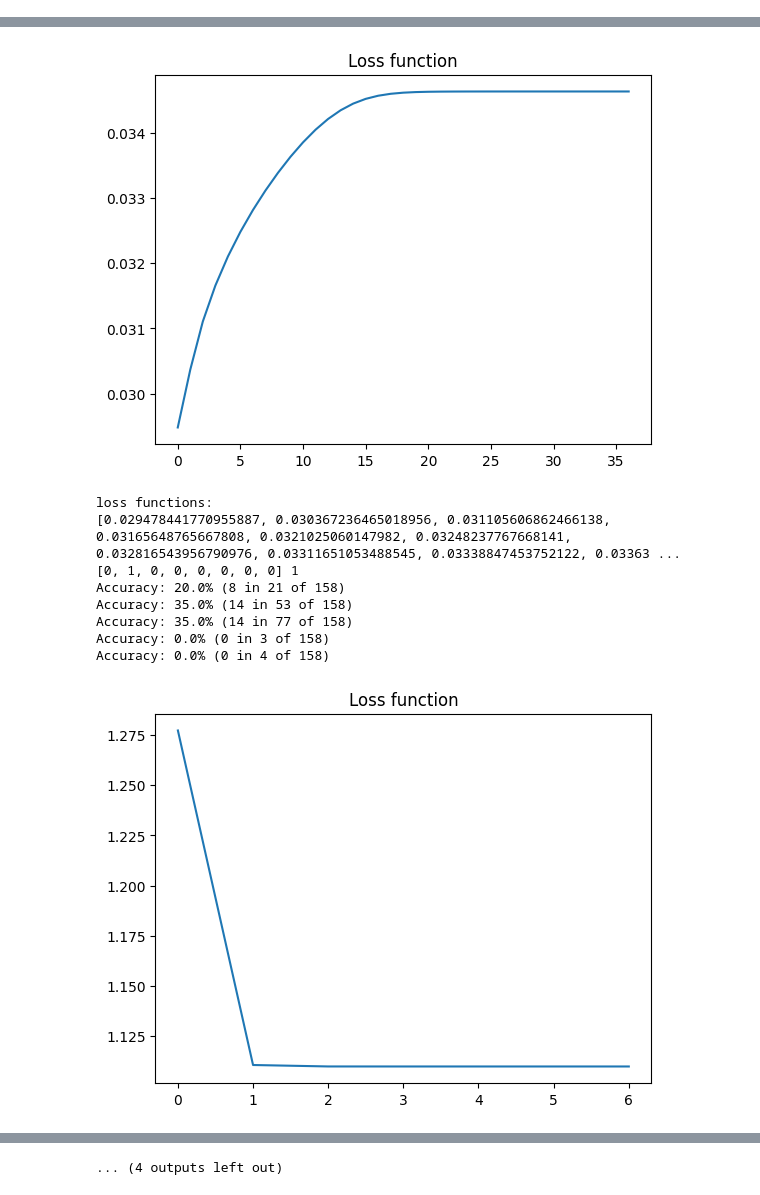
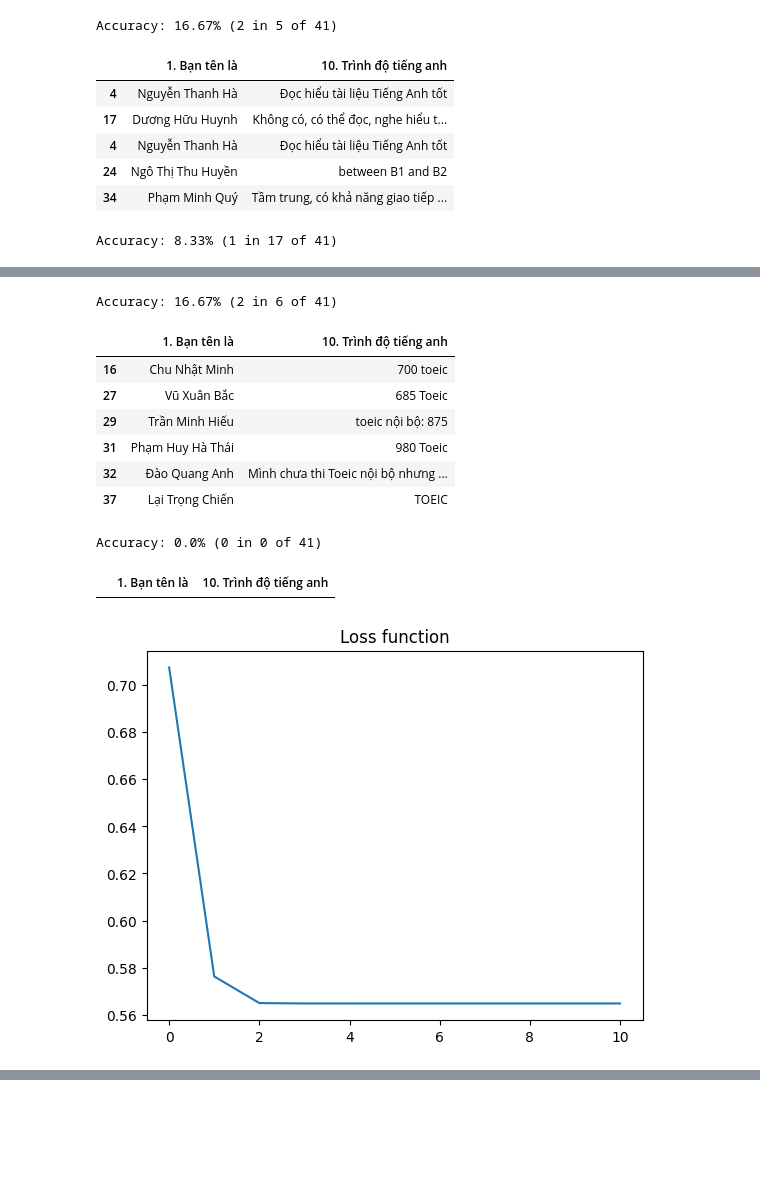
Before and after one commit to hoangtc125/algo-clustering-service, a Jupyter notebook: notebook/text_loading.ipynb, the cells around one changed output, grey strips where cells are left out. Drawn from its saved outputs; the diff is of its cells as text; code cells hidden in the pictures; blank space fills up the shorter version.

```diff
--- a/notebook/text_loading.ipynb
+++ b/notebook/text_loading.ipynb
@@ -49,15 +44,15 @@ fields_chosen = {
     # # sample data
     # 2: (loader.feature_engineering, 1),
 
-    # egg data
-    3: (loader.multilabel_binarizing, 1),
-    4: (loader.multilabel_binarizing, 1),
-    5: (loader.feature_engineering, 1),
-    6: (loader.feature_engineering, 1),
-    7: (loader.multilabel_binarizing, 1),
-    8: (loader.multilabel_binarizing, 1),
-    9: (loader.multilabel_binarizing, 1),
-    10: (loader.feature_engineering, 1),
+    # # egg data
+    # 3: (loader.multilabel_binarizing, 1),
+    # 4: (loader.multilabel_binarizing, 1),
+    # 5: (loader.feature_engineering, 1),
+    # 6: (loader.feature_engineering, 1),
+    # 7: (loader.multilabel_binarizing, 1),
+    # 8: (loader.multilabel_binarizing, 1),
+    # 9: (loader.multilabel_binarizing, 1),
+    # 10: (loader.feature_engineering, 1),
 
     # # nha data BCM
     # 40: (loader.feature_engineering, 1),
@@ -110,18 +105,18 @@ fields_chosen = {
     # 37: (loader.feature_engineering, 1),
     # 38: (loader.feature_engineering, 1),
 
-    # # sinno data chuyen mon
-    # 10: (loader.feature_engineering, 1),
-    # 13: (loader.feature_engineering, 1),
-    # 14: (loader.feature_engineering, 1),
-    # 15: (loader.feature_engineering, 1),
-    # 16: (loader.feature_engineering, 1),
-    # 17: (loader.feature_engineering, 1),
-    # 34: (loader.multilabel_binarizing, 1),
-    # 35: (loader.feature_engineering, 1),
-    # 36: (loader.feature_engineering, 1),
-    # 37: (loader.feature_engineering, 1),
-    # 38: (loader.feature_engineering, 1),
+    # sinno data chuyen mon
+    10: (loader.feature_engineering, 1),
+    13: (loader.feature_engineering, 1),
+    14: (loader.feature_engineering, 1),
+    15: (loader.feature_engineering, 1),
+    16: (loader.feature_engineering, 1),
+    17: (loader.feature_engineering, 1),
+    34: (loader.multilabel_binarizing, 1),
+    35: (loader.feature_engineering, 1),
+    36: (loader.feature_engineering, 1),
+    37: (loader.feature_engineering, 1),
+    38: (loader.feature_engineering, 1),
 
     # # sinno data hau can
     # 10: (loader.feature_engineering, 1),
@@ -239,6 +239,6 @@ for i in range(len(cluster_fields)):
     for cluster in ssmc_fcm.pred_labels:
         count = sum([cluster.count(x) for x in result_set])
         print(f"Accuracy: {round(100 * count / len(result_set), 2)}% ({count} in {len(cluster)} of {len(ssmc_fcm.dataset)})")
-        # display(excel_data_df.loc[[identity.index(i) for i in cluster]].iloc[:, [1, cluster_fields[i]]])
+        display(excel_data_df.loc[[identity.index(i) for i in cluster]].iloc[:, [1, cluster_fields[i]]])
     print()
 # %% [output]
@@ -253,0 +264,8 @@ Accuracy: 57.5% (23 in 107 of 158)
+Accuracy: 16.67% (2 in 5 of 41)
+|  | 1. Bạn tên là | 10. Trình độ tiếng anh |
+| 4 | Nguyễn Thanh Hà | Đọc hiểu tài liệu Tiếng Anh tốt |
+| 17 | Dương Hữu Huynh | Không có, có thể đọc, nghe hiểu t... |
+| 4 | Nguyễn Thanh Hà | Đọc hiểu tài liệu Tiếng Anh tốt |
+| 24 | Ngô Thị Thu Huyền | between B1 and B2 |
+| 34 | Phạm Minh Quý | Tầm trung, có khả năng giao tiếp ... |
+Accuracy: 8.33% (1 in 17 of 41)
@@ -254,10 +290,11 @@ Accuracy: 57.5% (23 in 107 of 158)
+Accuracy: 16.67% (2 in 6 of 41)
+|  | 1. Bạn tên là | 10. Trình độ tiếng anh |
+| 16 | Chu Nhật Minh | 700 toeic |
+| 27 | Vũ Xuân Bắc | 685 Toeic |
+| 29 | Trần Minh Hiếu | toeic nội bộ: 875 |
+| 31 | Phạm Huy Hà Thái | 980 Toeic |
+| 32 | Đào Quang Anh | Mình chưa thi Toeic nội bộ nhưng ... |
+| 37 | Lại Trọng Chiến | TOEIC |
+Accuracy: 0.0% (0 in 0 of 41)
+|  | 1. Bạn tên là | 10. Trình độ tiếng anh |
-[figure, old version]
+[figure, new version]
-loss functions:
-[0.029478441770955887, 0.030367236465018956, 0.031105606862466138, 0.03165648765667808, 0.0321025060147982, 0.03248237767668141, 0.032816543956790976, 0.03311651053488545, 0.03338847453752122, 0.03363 ...
-[0, 1, 0, 0, 0, 0, 0, 0] 1
-Accuracy: 20.0% (8 in 21 of 158)
-Accuracy: 35.0% (14 in 53 of 158)
-Accuracy: 35.0% (14 in 77 of 158)
-Accuracy: 0.0% (0 in 3 of 158)
-Accuracy: 0.0% (0 in 4 of 158)
-[figure, removed]
@@ -299 +301,0 @@ Accuracy: 0.0% (0 in 0 of 158)
-... (4 outputs left out)
```
Also changed, not shown: parts of 9 cells of this notebook, 3 other files.
